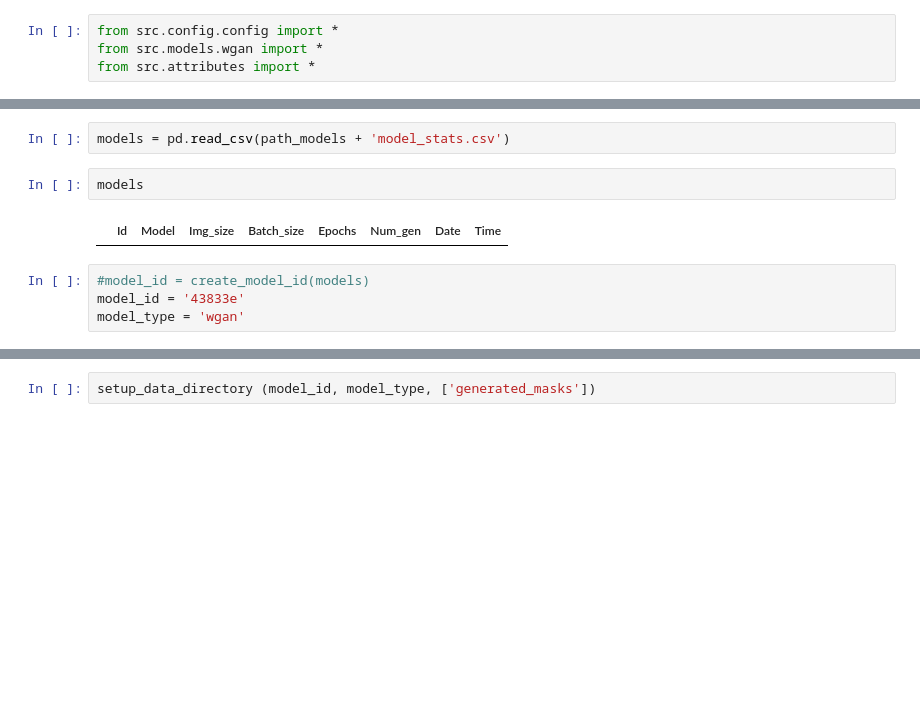
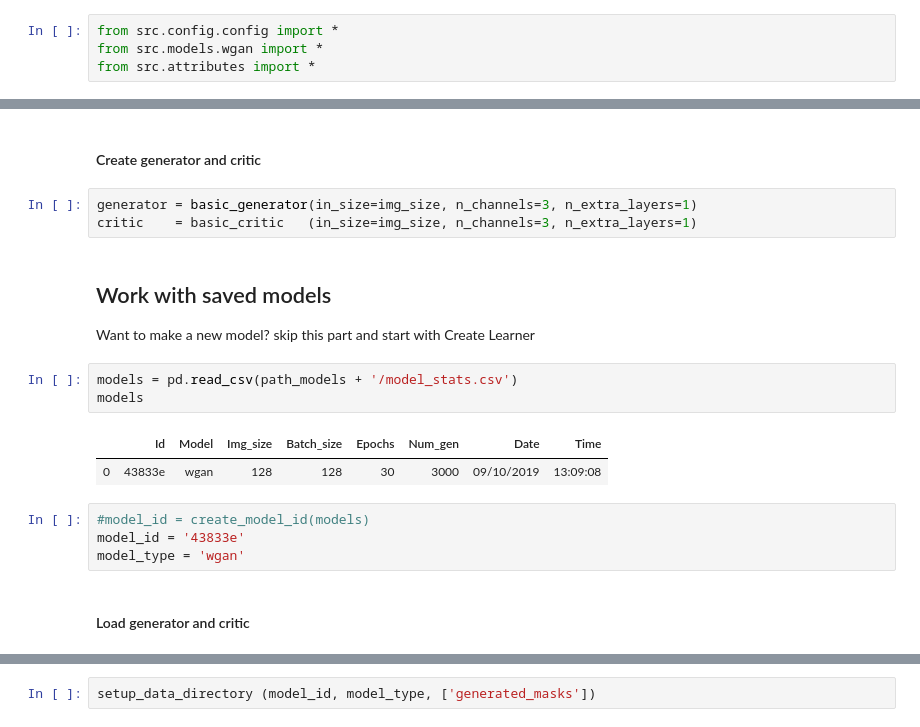
Before and after one commit to Fossen93/Project_DAT300, a Jupyter notebook: notebooks/wgan.ipynb, the cells around one changed output, grey strips where cells are left out. Saved outputs shown, nothing was run; the diff lists cells and outputs as text; blank space fills up the shorter version.

Commit message:
wgan finished

```diff
--- a/notebooks/wgan.ipynb
+++ b/notebooks/wgan.ipynb
@@ -13,10 +37,20 @@ from src.attributes import *
+# %% [markdown]
+#### Create generator and critic
+# %%
+generator = basic_generator(in_size=img_size, n_channels=3, n_extra_layers=1)
+critic    = basic_critic   (in_size=img_size, n_channels=3, n_extra_layers=1)
+# %% [markdown]
+## Work with saved models
+Want to make a new model? skip this part and start with Create Learner
 # %%
-models = pd.read_csv(path_models + 'model_stats.csv')
+models = pd.read_csv(path_models + '/model_stats.csv')
+models
+# %% [output]
+|  | Id | Model | Img_size | Batch_size | Epochs | Num_gen | Date | Time |
+| 0 | 43833e | wgan | 128 | 128 | 30 | 3000 | 09/10/2019 | 13:09:08 |
-# %%
-models
-# %% [output]
-|  | Id | Model | Img_size | Batch_size | Epochs | Num_gen | Date | Time |
 # %%
 #model_id = create_model_id(models)
 model_id = '43833e'
 model_type = 'wgan'
+# %% [markdown]
+#### Load generator and critic
```
Also changed, not shown: parts of 25 cells of this notebook, 4 other files.
